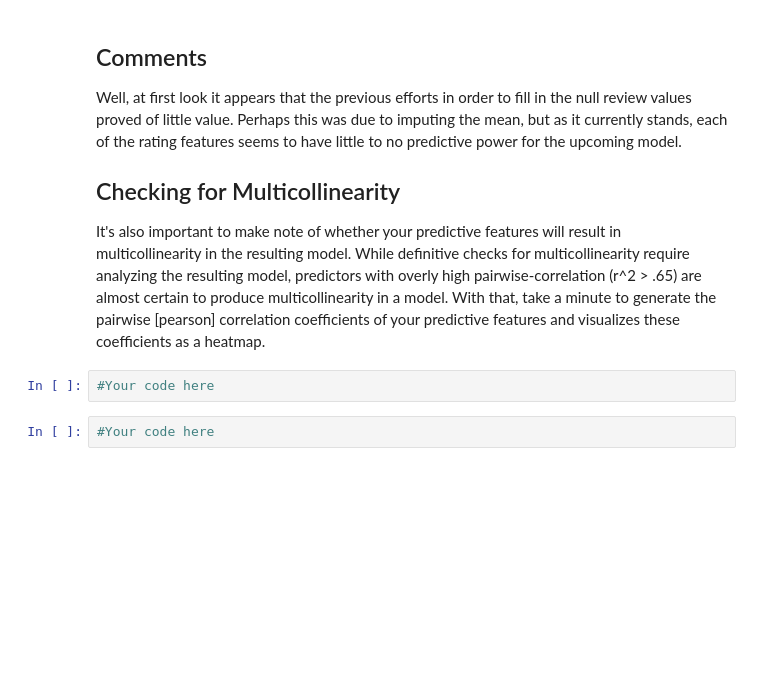
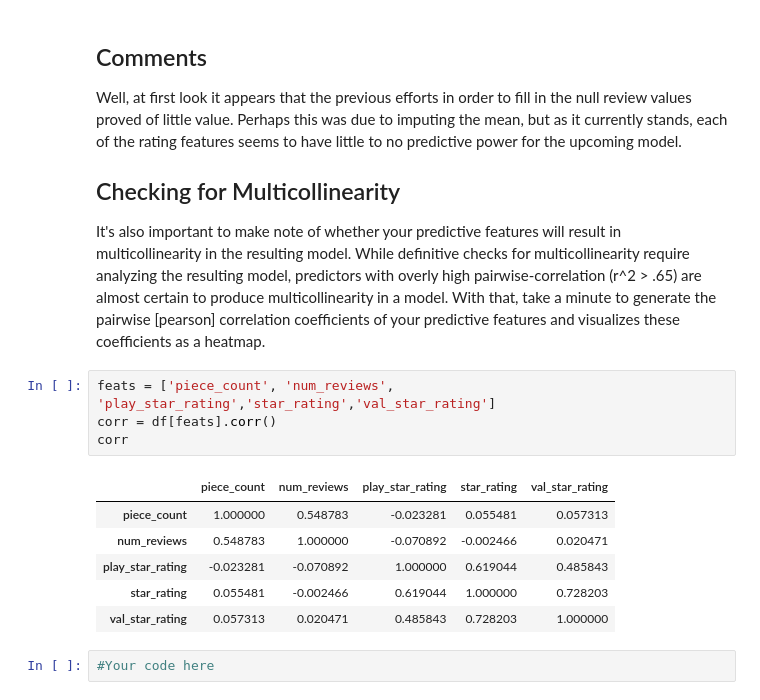
Before and after one commit to williammcmillan/dsc-exploring-your-data-lab-houston-ds-060319, a Jupyter notebook: index.ipynb, the cells around one changed output. Saved outputs shown, nothing was run; the diff lists cells and outputs as text; blank space fills up the shorter version.

```diff
--- a/index.ipynb
+++ b/index.ipynb
@@ -96,8 +96,17 @@ Well, at first look it appears that the previous efforts in order to fill in the
 ## Checking for Multicollinearity
 
 It's also important to make note of whether your predictive features will result in multicollinearity in the resulting model. While definitive checks for multicollinearity require analyzing the resulting model, predictors with overly high pairwise-correlation (r^2 > .65) are almost certain to produce multicollinearity in a model. With that, take a minute to generate the pairwise [pearson] correlation coefficients of your predictive features and visualizes these coefficients as a heatmap.
-# %%
-#Your code here
+# %%
+feats = ['piece_count', 'num_reviews', 'play_star_rating','star_rating','val_star_rating']
+corr = df[feats].corr()
+corr
+# %% [output]
+|  | piece_count | num_reviews | play_star_rating | star_rating | val_star_rating |
+| piece_count | 1.000000 | 0.548783 | -0.023281 | 0.055481 | 0.057313 |
+| num_reviews | 0.548783 | 1.000000 | -0.070892 | -0.002466 | 0.020471 |
+| play_star_rating | -0.023281 | -0.070892 | 1.000000 | 0.619044 | 0.485843 |
+| star_rating | 0.055481 | -0.002466 | 0.619044 | 1.000000 | 0.728203 |
+| val_star_rating | 0.057313 | 0.020471 | 0.485843 | 0.728203 | 1.000000 |
 # %%
 #Your code here
 # %% [markdown]
```
